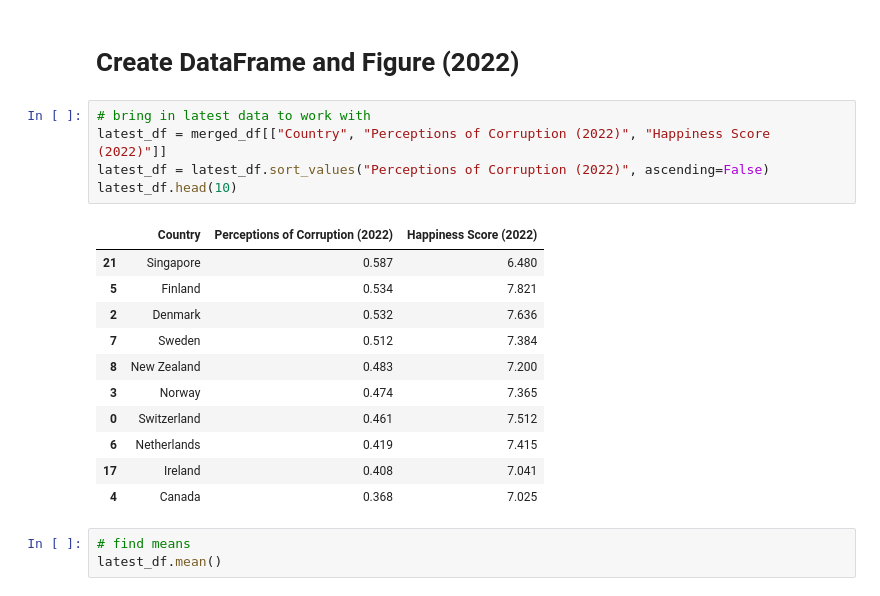
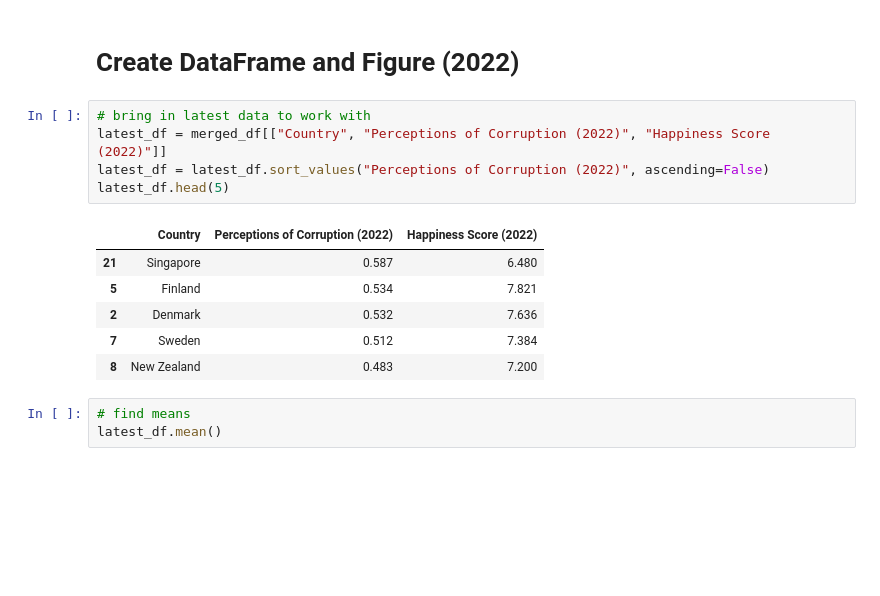
Before and after one commit to tvaughn905/Project-1, a Jupyter notebook: Perceptions_of_corruption.ipynb, the cells around one changed output. Cells and saved outputs as stored; diff of their text form; blank space fills up the shorter version.

```diff
--- a/Perceptions_of_corruption.ipynb
+++ b/Perceptions_of_corruption.ipynb
@@ -433,20 +428,15 @@ The r-value is: 0.3211669952184197
 # %%
 # bring in latest data to work with
 latest_df = merged_df[["Country", "Perceptions of Corruption (2022)", "Happiness Score (2022)"]]
 latest_df = latest_df.sort_values("Perceptions of Corruption (2022)", ascending=False)
-latest_df.head(10)
+latest_df.head(5)
 # %% [output]
 |  | Country | Perceptions of Corruption (2022) | Happiness Score (2022) |
 | 21 | Singapore | 0.587 | 6.480 |
 | 5 | Finland | 0.534 | 7.821 |
 | 2 | Denmark | 0.532 | 7.636 |
 | 7 | Sweden | 0.512 | 7.384 |
 | 8 | New Zealand | 0.483 | 7.200 |
-| 3 | Norway | 0.474 | 7.365 |
-| 0 | Switzerland | 0.461 | 7.512 |
-| 6 | Netherlands | 0.419 | 7.415 |
-| 17 | Ireland | 0.408 | 7.041 |
-| 4 | Canada | 0.368 | 7.025 |
 # %%
 # find means
 latest_df.mean()
```
Also changed, not shown: parts of 1 cell of this notebook, 1 other file.
